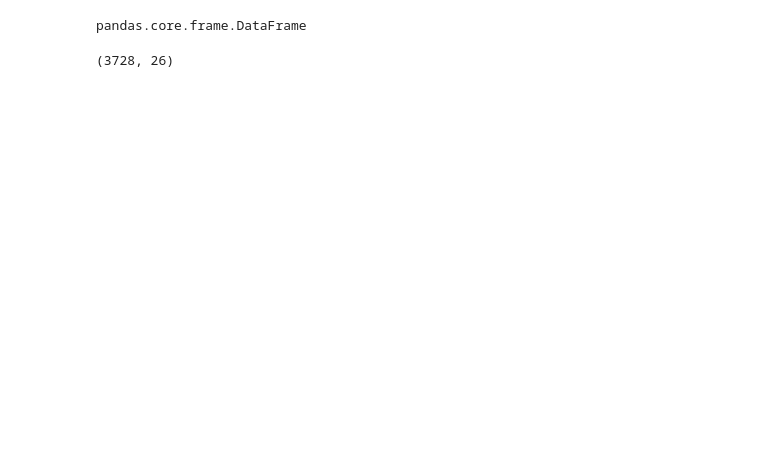
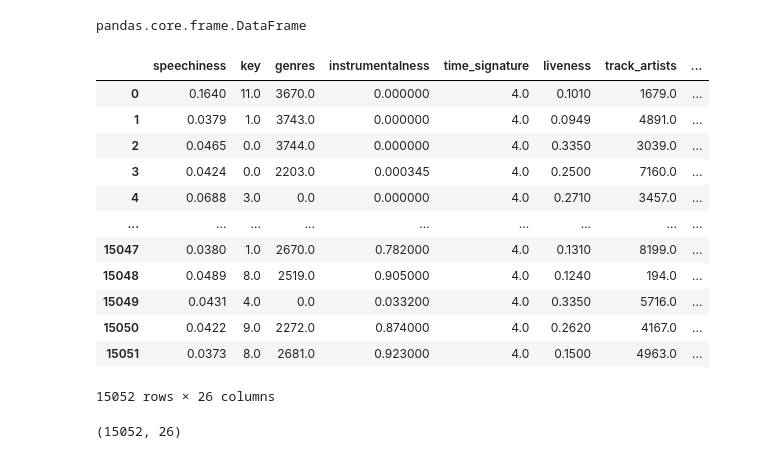
Before and after one commit to bw-project-name/data-science, a Jupyter notebook: Spotify_neural_net.ipynb, the cells around one changed output. Drawn from its saved outputs; the diff is of its cells as text; code cells hidden in the pictures; blank space fills up the shorter version.

```diff
--- a/Spotify_neural_net.ipynb
+++ b/Spotify_neural_net.ipynb
@@ -96,3 +129,4 @@ train,val = train_test_split(model_data, test_size=0.2 )
 # %%
 target  = ['cat_idx']
-features  = set(model_data.columns)- set(target)
+# features  = model_data.drop(columns='cat_idx')
+features = list(set(model_data.columns)- set(target))
@@ -98,0 +154,5 @@ features  = set(model_data.columns)- set(target)
+# %%
+features = np.asarray(features)
+target   = np.asarray(target)
+# features.astype(np.float64)
+# target.astype(np.float64)
@@ -106,3 +190,19 @@ y_val = model_data[target]
 type(y_train)
 # %% [output]
 pandas.core.frame.DataFrame
+# %%
+x_train
+# %% [output]
+|  | speechiness | key | genres | instrumentalness | time_signature | liveness | track_artists | ... |
+| 0 | 0.1640 | 11.0 | 3670.0 | 0.000000 | 4.0 | 0.1010 | 1679.0 | ... |
+| 1 | 0.0379 | 1.0 | 3743.0 | 0.000000 | 4.0 | 0.0949 | 4891.0 | ... |
+| 2 | 0.0465 | 0.0 | 3744.0 | 0.000000 | 4.0 | 0.3350 | 3039.0 | ... |
+| 3 | 0.0424 | 0.0 | 2203.0 | 0.000345 | 4.0 | 0.2500 | 7160.0 | ... |
+| 4 | 0.0688 | 3.0 | 0.0 | 0.000000 | 4.0 | 0.2710 | 3457.0 | ... |
+| ... | ... | ... | ... | ... | ... | ... | ... | ... |
+| 15047 | 0.0380 | 1.0 | 2670.0 | 0.782000 | 4.0 | 0.1310 | 8199.0 | ... |
+| 15048 | 0.0489 | 8.0 | 2519.0 | 0.905000 | 4.0 | 0.1240 | 194.0 | ... |
+| 15049 | 0.0431 | 4.0 | 0.0 | 0.033200 | 4.0 | 0.3350 | 5716.0 | ... |
+| 15050 | 0.0422 | 9.0 | 2272.0 | 0.874000 | 4.0 | 0.2620 | 4167.0 | ... |
+| 15051 | 0.0373 | 8.0 | 2681.0 | 0.923000 | 4.0 | 0.1500 | 4963.0 | ... |
+15052 rows × 26 columns
@@ -109,4 +219,4 @@ pandas.core.frame.DataFrame
 # %%
-train.shape
+x_train.shape
 # %% [output]
-(3728, 26)
+(15052, 26)
```
Also changed, not shown: parts of 37 cells of this notebook.
